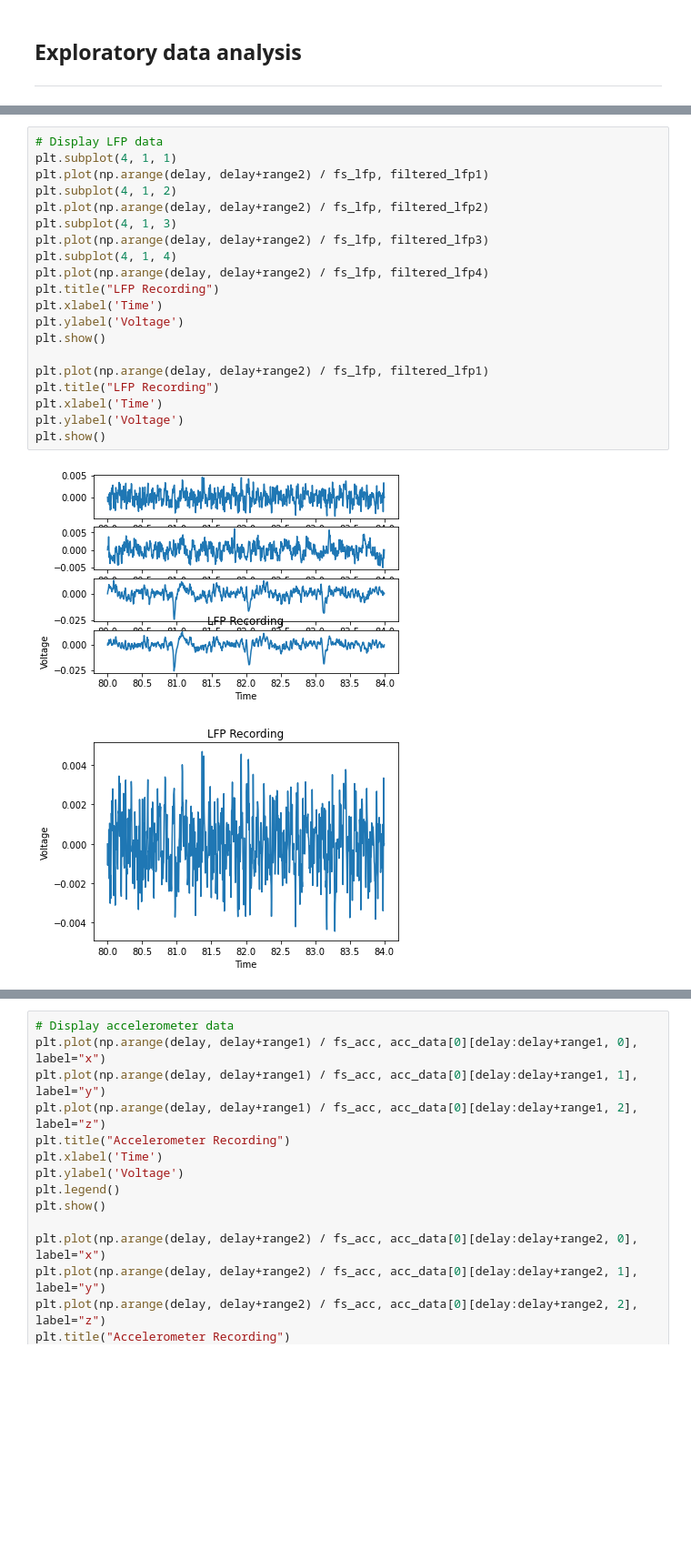
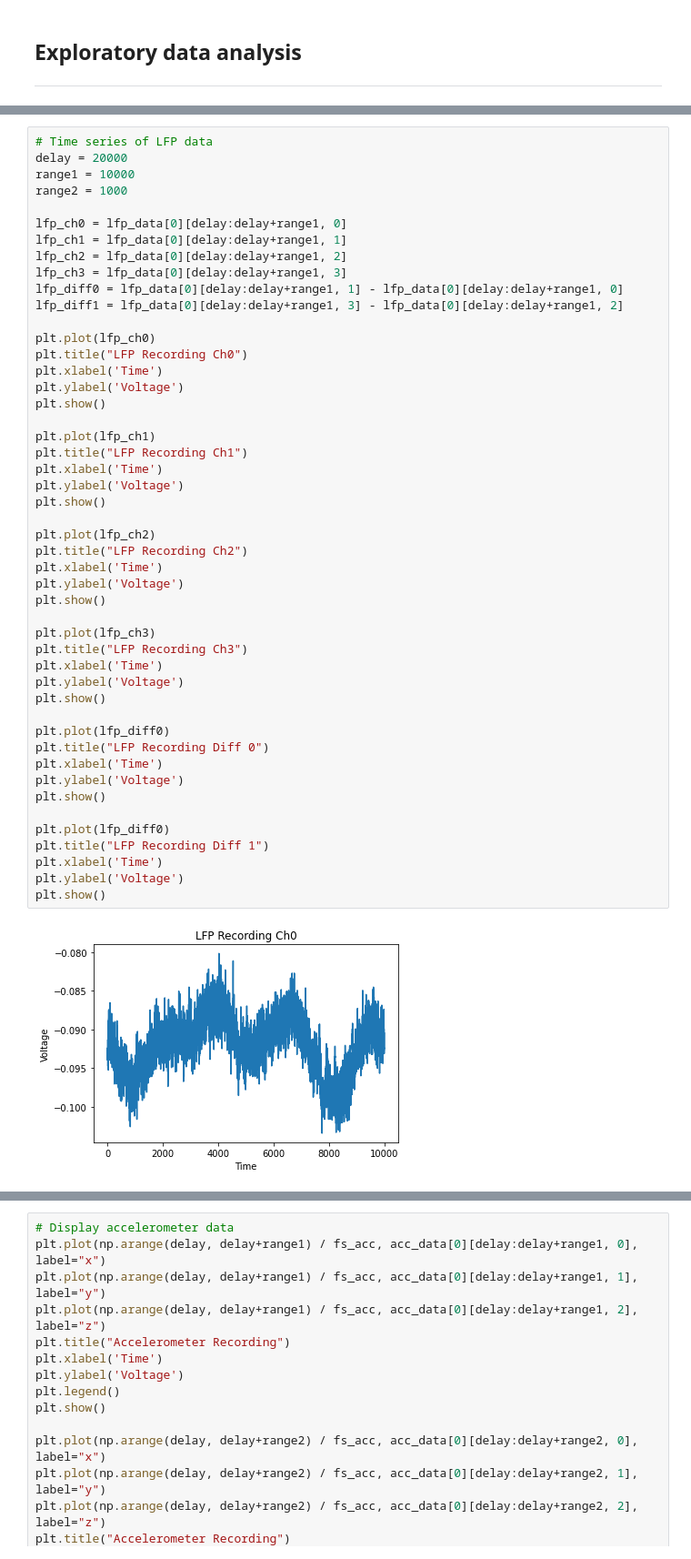
Before and after one commit to jcornell616/EEL5283-Project, a Jupyter notebook: src/preprocessing/preprocessing.ipynb, the cells around one changed output, grey strips where cells are left out. Shown at 91% size. Drawn from its saved outputs; the diff is of its cells as text; blank space fills up the shorter version.

```diff
--- a/src/preprocessing/preprocessing.ipynb
+++ b/src/preprocessing/preprocessing.ipynb
@@ -221,23 +53,50 @@ filtered_lfp4 = signal.filtfilt(b_bp, a_bp, lfp_data[0][delay:delay+range2, 3])
-# %%
-# Display LFP data
-plt.subplot(4, 1, 1)
-plt.plot(np.arange(delay, delay+range2) / fs_lfp, filtered_lfp1)
-plt.subplot(4, 1, 2)
-plt.plot(np.arange(delay, delay+range2) / fs_lfp, filtered_lfp2)
-plt.subplot(4, 1, 3)
-plt.plot(np.arange(delay, delay+range2) / fs_lfp, filtered_lfp3)
-plt.subplot(4, 1, 4)
-plt.plot(np.arange(delay, delay+range2) / fs_lfp, filtered_lfp4)
-plt.title("LFP Recording")
-plt.xlabel('Time')
-plt.ylabel('Voltage')
-plt.show()
-
-plt.plot(np.arange(delay, delay+range2) / fs_lfp, filtered_lfp1)
-plt.title("LFP Recording")
-plt.xlabel('Time')
-plt.ylabel('Voltage')
-plt.show()
-# %% [output]
-[figure, removed]
-[figure, removed]
+# %%
+# Time series of LFP data
+delay = 20000
+range1 = 10000
+range2 = 1000
+
+lfp_ch0 = lfp_data[0][delay:delay+range1, 0]
+lfp_ch1 = lfp_data[0][delay:delay+range1, 1]
+lfp_ch2 = lfp_data[0][delay:delay+range1, 2]
+lfp_ch3 = lfp_data[0][delay:delay+range1, 3]
+lfp_diff0 = lfp_data[0][delay:delay+range1, 1] - lfp_data[0][delay:delay+range1, 0]
+lfp_diff1 = lfp_data[0][delay:delay+range1, 3] - lfp_data[0][delay:delay+range1, 2]
+
+plt.plot(lfp_ch0)
+plt.title("LFP Recording Ch0")
+plt.xlabel('Time')
+plt.ylabel('Voltage')
+plt.show()
+
+plt.plot(lfp_ch1)
+plt.title("LFP Recording Ch1")
+plt.xlabel('Time')
+plt.ylabel('Voltage')
+plt.show()
+
+plt.plot(lfp_ch2)
+plt.title("LFP Recording Ch2")
+plt.xlabel('Time')
+plt.ylabel('Voltage')
+plt.show()
+
+plt.plot(lfp_ch3)
+plt.title("LFP Recording Ch3")
+plt.xlabel('Time')
+plt.ylabel('Voltage')
+plt.show()
+
+plt.plot(lfp_diff0)
+plt.title("LFP Recording Diff 0")
+plt.xlabel('Time')
+plt.ylabel('Voltage')
+plt.show()
+
+plt.plot(lfp_diff0)
+plt.title("LFP Recording Diff 1")
+plt.xlabel('Time')
+plt.ylabel('Voltage')
+plt.show()
+# %% [output]
+[figure, added]
```
Also changed, not shown: parts of 18 cells of this notebook, 9 other files.
